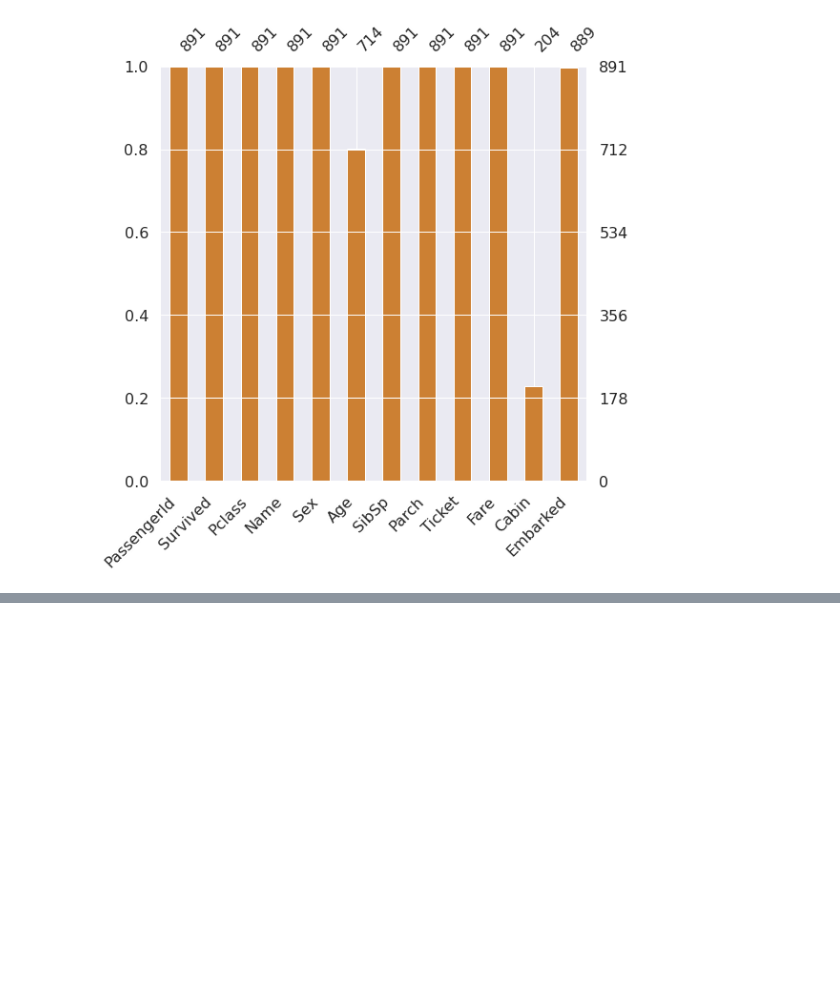
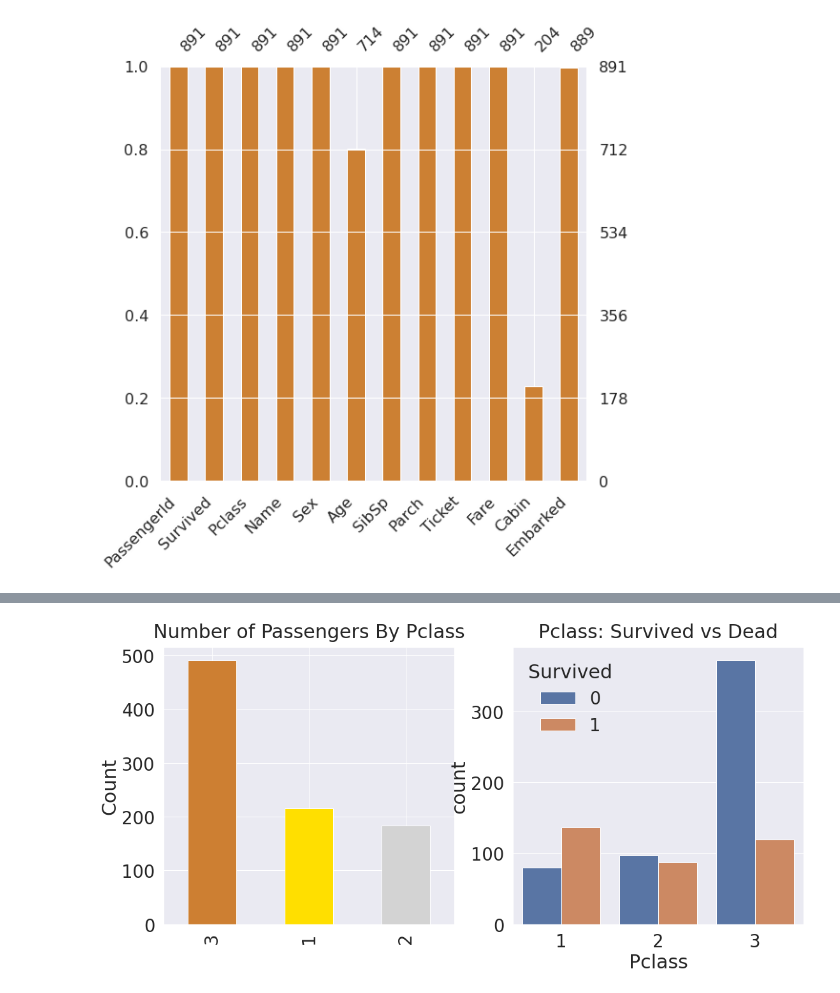
Before and after one commit to Library-of-jade/Kaggle_practice, a Jupyter notebook: level1/first/titani_tutorial.ipynb, the cells around one changed output, grey strips where cells are left out. Saved outputs shown, nothing was run; the diff lists cells and outputs as text; code cells hidden in the pictures; blank space fills up the shorter version.

```diff
--- a/level1/first/titani_tutorial.ipynb
+++ b/level1/first/titani_tutorial.ipynb
@@ -103,0 +146,11 @@ msno.bar(df=df_train.iloc[:, :], figsize=(8, 8), color=(0.8, 0.5, 0.2))
+# %%
+y_position = 1.02
+f, ax = plt.subplots(1, 2, figsize=(18,8))
+df_train['Pclass'].value_counts().plot.bar(color=['#CD7F32','#FFDF00','#D3D3D3'], ax=ax[0])
+ax[0].set_title('Number of Passengers By Pclass', y=y_position)
+ax[0].set_ylabel('Count')
+sns.countplot('Pclass', hue='Survived', data=df_train, ax = ax[1])
+ax[1].set_title('Pclass: Survived vs Dead', y=y_position)
+plt.show()
+# %% [output]
+[figure, added]
```
Also changed, not shown: parts of 14 cells of this notebook.
